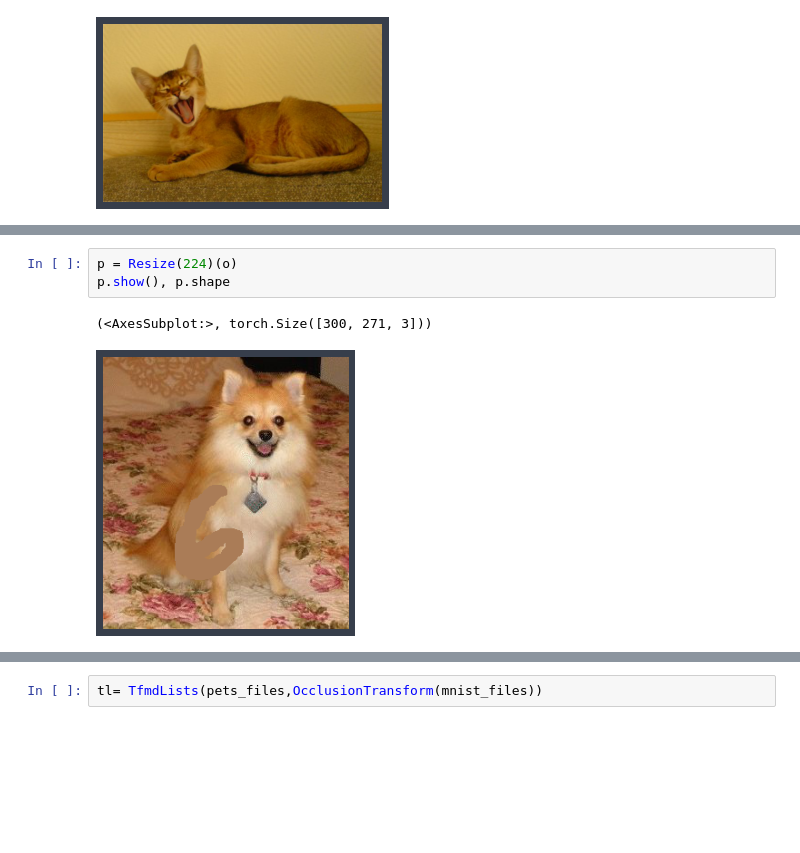
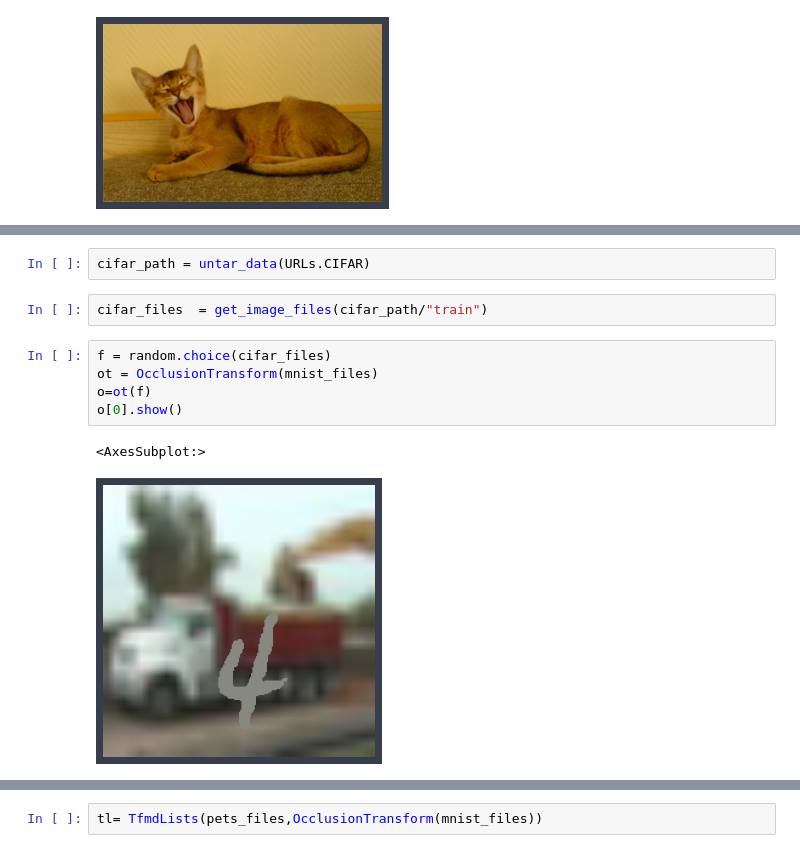
Before and after one commit to fredguth/occlusion_experiments, a Jupyter notebook: 00_core.ipynb, the cells around one changed output, grey strips where cells are left out. Drawn from its saved outputs; the diff is of its cells as text; blank space fills up the shorter version.

```diff
--- a/00_core.ipynb
+++ b/00_core.ipynb
@@ -139,6 +144,12 @@ o.show()
-# %%
-p = Resize(224)(o)
-p.show(), p.shape
-# %% [output]
-(<AxesSubplot:>, torch.Size([300, 271, 3]))
-[figure, removed]
+# %%
+cifar_path = untar_data(URLs.CIFAR)
+# %%
+cifar_files  = get_image_files(cifar_path/"train")
+# %%
+f = random.choice(cifar_files)
+ot = OcclusionTransform(mnist_files)
+o=ot(f)
+o[0].show()
+# %% [output]
+<AxesSubplot:>
+[figure, added]
```
Also changed, not shown: parts of 23 cells of this notebook, 1 other file.
